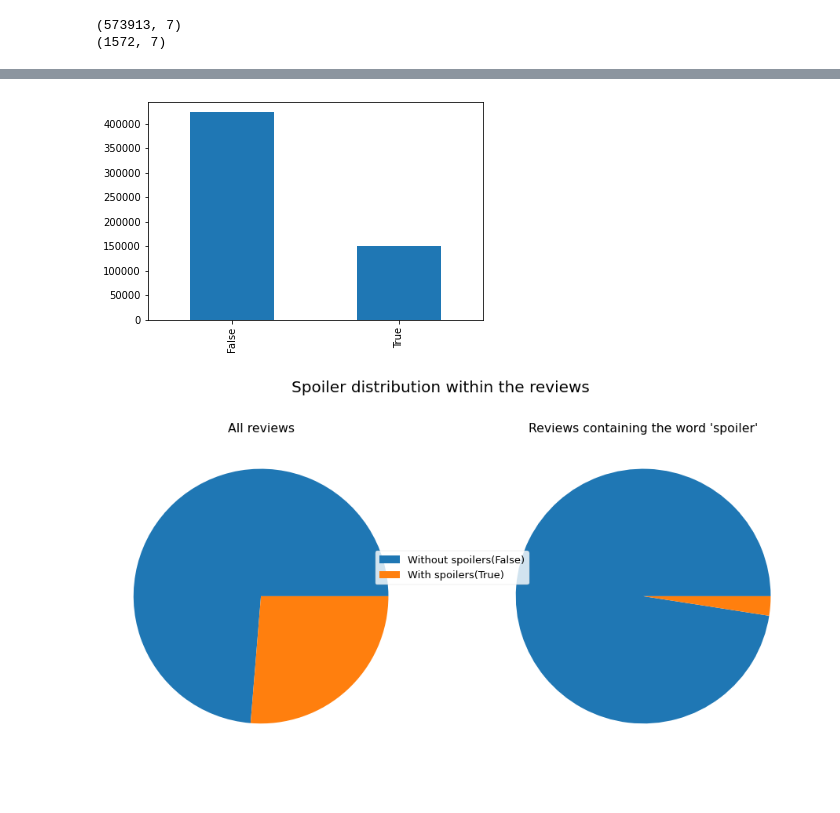
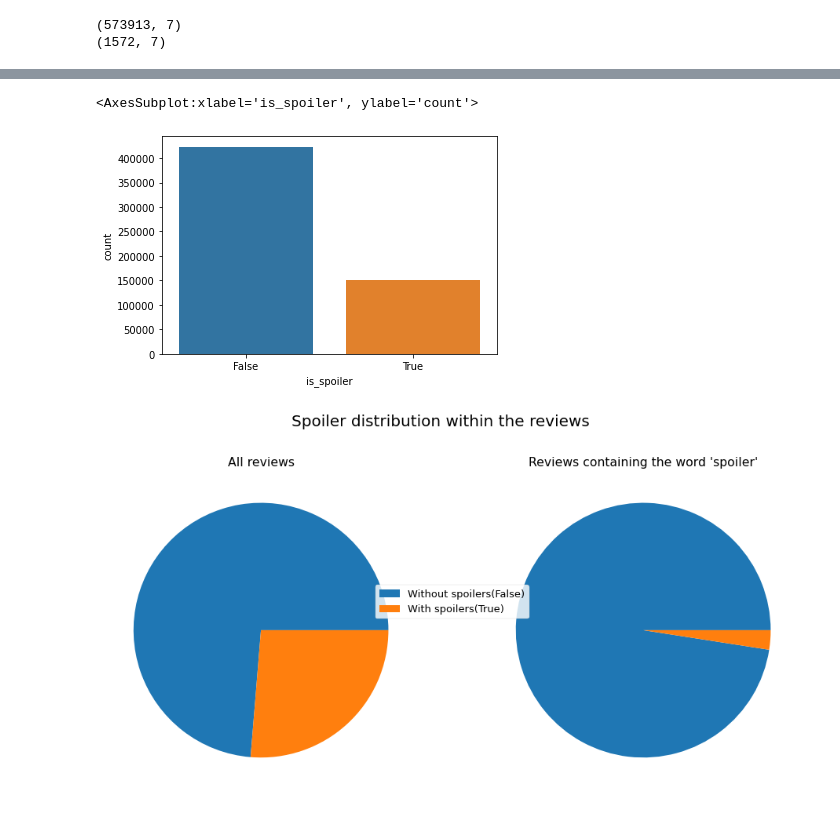
Before and after one commit to mowas455/Text_Mining_Project, a Jupyter notebook: IMDB-NB & XGBoost .ipynb, the cells around one changed output, grey strips where cells are left out. Cells and saved outputs as stored; diff of their text form; code cells hidden in the pictures.

Commit message:
Kaggle Notebook | IMDB Reviews-1 | Version 12

```diff
--- a/IMDB-NB & XGBoost .ipynb
+++ b/IMDB-NB & XGBoost .ipynb
@@ -71,11 +71,11 @@ df_details.head()
 | 2 | tt0243655 | The setting is Camp Firewood, the... | 1h 37min | [Comedy, Romance] | 6.7 | 2002-04-11 |  |
 | 3 | tt0040897 | Fred C. Dobbs and Bob Curtin, bot... | 2h 6min | [Adventure, Drama, Western] | 8.3 | 1948-01-24 | Fred Dobbs (Humphrey Bogart) and ... |
 | 4 | tt0126886 | Tracy Flick is running unopposed ... | 1h 43min | [Comedy, Drama, Romance] | 7.3 | 1999-05-07 | Jim McAllister (Matthew Broderick... |
-# %%
-df_reviews["is_spoiler"].value_counts().plot(kind= "bar")
-plt.show()
-# %% [output]
-[figure, removed]
+# %%
+sns.countplot(df_reviews['is_spoiler'])
+# %% [output]
+<AxesSubplot:xlabel='is_spoiler', ylabel='count'>
+[figure, added]
 # %%
 ##### Extract the information from the data
 spoiler_df = pd.DataFrame()
```
Also changed, not shown: parts of 8 cells of this notebook.
